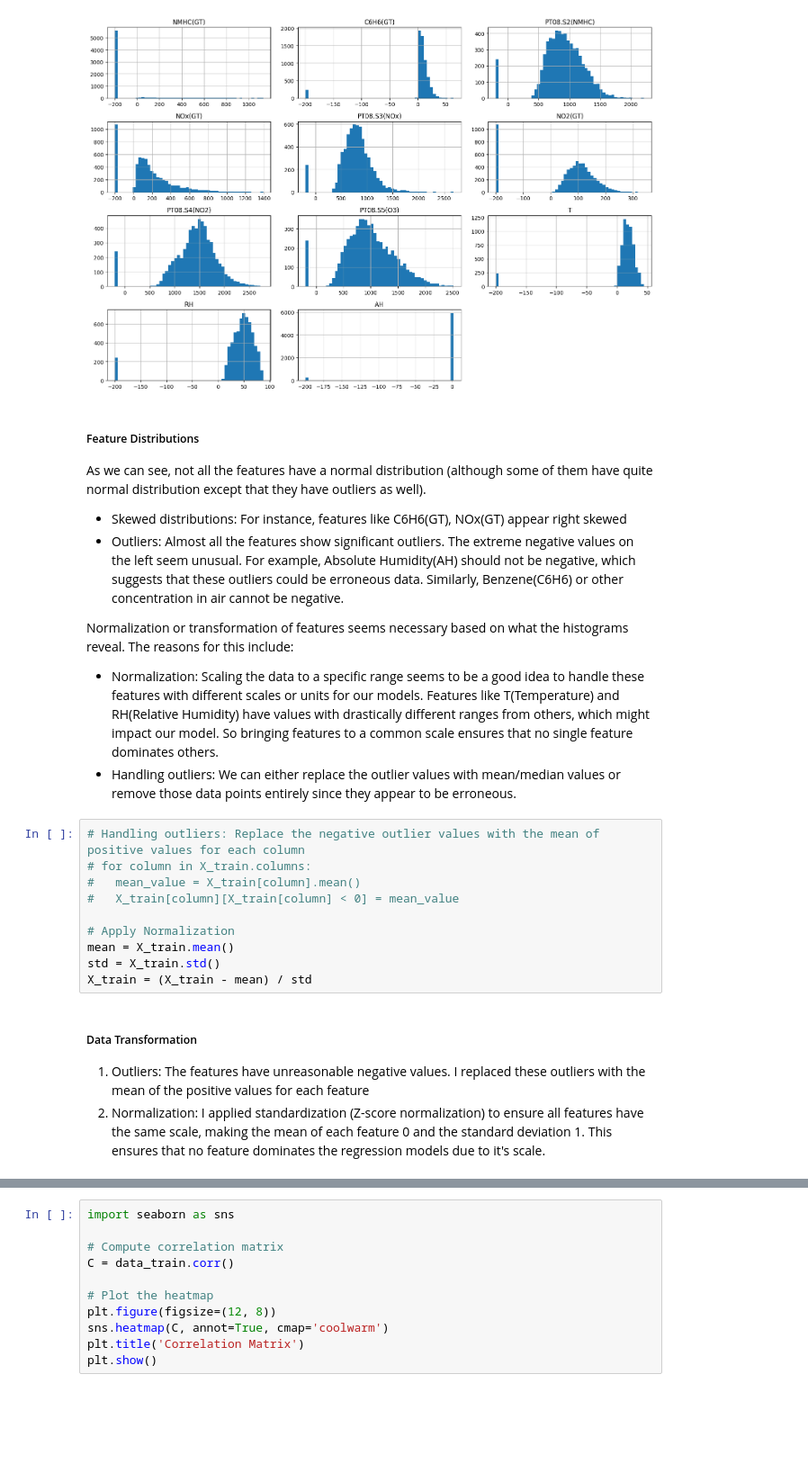
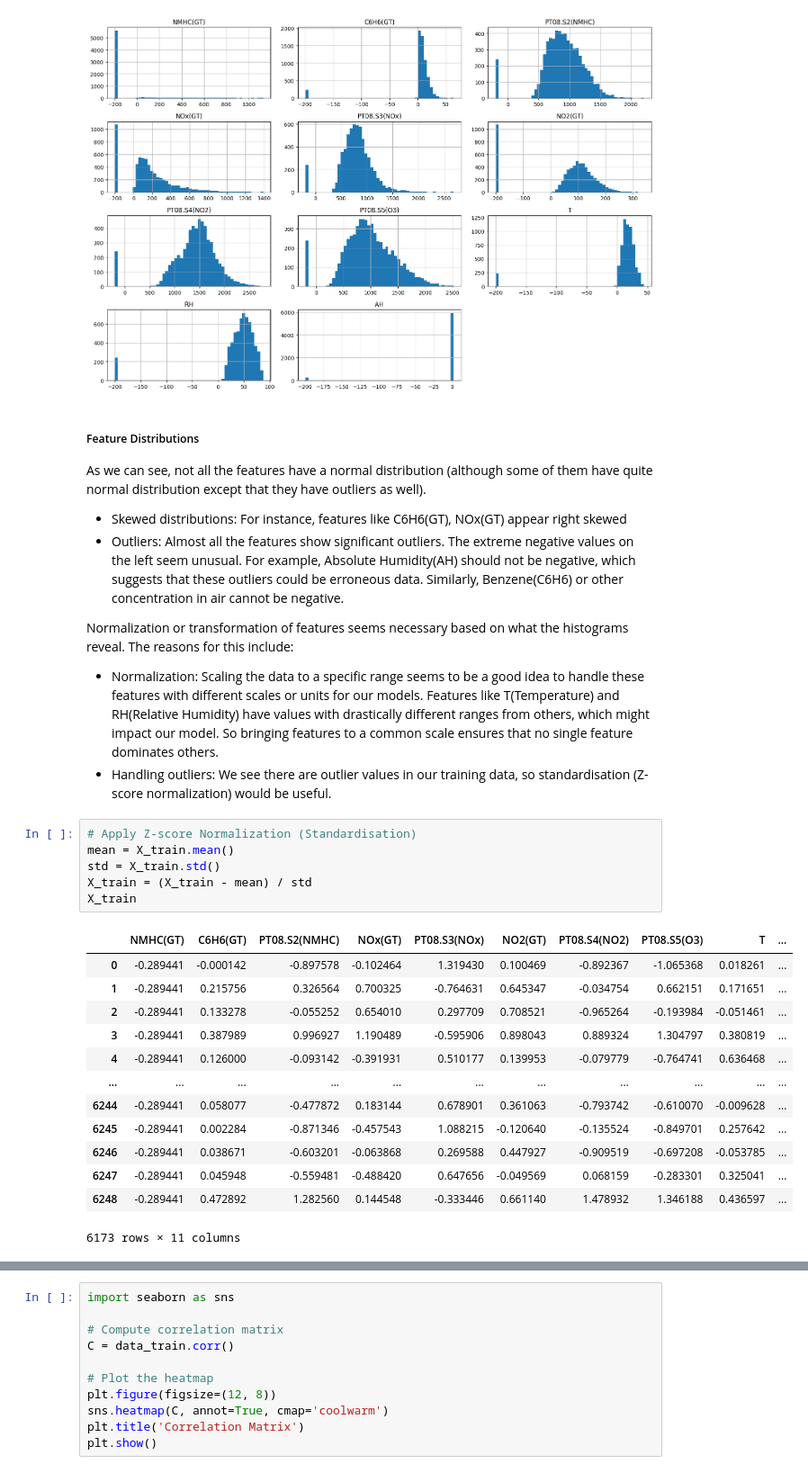
Before and after one commit to PS-41/Machine-Learning-Assignment1-Linear-Models, a Jupyter notebook: models/Prakhar_Suryavansh_HW1.ipynb, the cells around one changed output, grey strips where cells are left out. Shown at 90% size. Saved outputs shown, nothing was run; the diff lists cells and outputs as text; blank space fills up the shorter version.

```diff
--- a/models/Prakhar_Suryavansh_HW1.ipynb
+++ b/models/Prakhar_Suryavansh_HW1.ipynb
@@ -144,18 +139,24 @@ As we can see, not all the features have a normal distribution (although some of
 
 Normalization or transformation of features seems necessary based on what the histograms reveal. The reasons for this include:
 - Normalization: Scaling the data to a specific range seems to be a good idea to handle these features with different scales or units for our models. Features like T(Temperature) and RH(Relative Humidity) have values with drastically different ranges from others, which might impact our model. So bringing features to a common scale ensures that no single feature dominates others.
-- Handling outliers: We can either replace the outlier values with mean/median values or remove those data points entirely since they appear to be erroneous.
+- Handling outliers: We see there are outlier values in our training data, so standardisation (Z-score normalization) would be useful.
-# %%
-# Handling outliers: Replace the negative outlier values with the mean of positive values for each column
-# for column in X_train.columns:
-#   mean_value = X_train[column].mean()
-#   X_train[column][X_train[column] < 0] = mean_value
-
-# Apply Normalization
-mean = X_train.mean()
-std = X_train.std()
-X_train = (X_train - mean) / std
-# %% [markdown]
-##### Data Transformation
-1. Outliers: The features have unreasonable negative values. I replaced these outliers with the mean of the positive values for each feature
-2. Normalization: I applied standardization (Z-score normalization) to ensure all features have the same scale, making the mean of each feature 0 and the standard deviation 1. This ensures that no feature dominates the regression models due to it's scale.
+# %%
+# Apply Z-score Normalization (Standardisation)
+mean = X_train.mean()
+std = X_train.std()
+X_train = (X_train - mean) / std
+X_train
+# %% [output]
+|  | NMHC(GT) | C6H6(GT) | PT08.S2(NMHC) | NOx(GT) | PT08.S3(NOx) | NO2(GT) | PT08.S4(NO2) | PT08.S5(O3) | T | ... |
+| 0 | -0.289441 | -0.000142 | -0.897578 | -0.102464 | 1.319430 | 0.100469 | -0.892367 | -1.065368 | 0.018261 | ... |
+| 1 | -0.289441 | 0.215756 | 0.326564 | 0.700325 | -0.764631 | 0.645347 | -0.034754 | 0.662151 | 0.171651 | ... |
+| 2 | -0.289441 | 0.133278 | -0.055252 | 0.654010 | 0.297709 | 0.708521 | -0.965264 | -0.193984 | -0.051461 | ... |
+| 3 | -0.289441 | 0.387989 | 0.996927 | 1.190489 | -0.595906 | 0.898043 | 0.889324 | 1.304797 | 0.380819 | ... |
+| 4 | -0.289441 | 0.126000 | -0.093142 | -0.391931 | 0.510177 | 0.139953 | -0.079779 | -0.764741 | 0.636468 | ... |
+| ... | ... | ... | ... | ... | ... | ... | ... | ... | ... | ... |
+| 6244 | -0.289441 | 0.058077 | -0.477872 | 0.183144 | 0.678901 | 0.361063 | -0.793742 | -0.610070 | -0.009628 | ... |
+| 6245 | -0.289441 | 0.002284 | -0.871346 | -0.457543 | 1.088215 | -0.120640 | -0.135524 | -0.849701 | 0.257642 | ... |
+| 6246 | -0.289441 | 0.038671 | -0.603201 | -0.063868 | 0.269588 | 0.447927 | -0.909519 | -0.697208 | -0.053785 | ... |
+| 6247 | -0.289441 | 0.045948 | -0.559481 | -0.488420 | 0.647656 | -0.049569 | 0.068159 | -0.283301 | 0.325041 | ... |
+| 6248 | -0.289441 | 0.472892 | 1.282560 | 0.144548 | -0.333446 | 0.661140 | 1.478932 | 1.346188 | 0.436597 | ... |
+6173 rows × 11 columns
```
Also changed, not shown: parts of 29 cells of this notebook.
